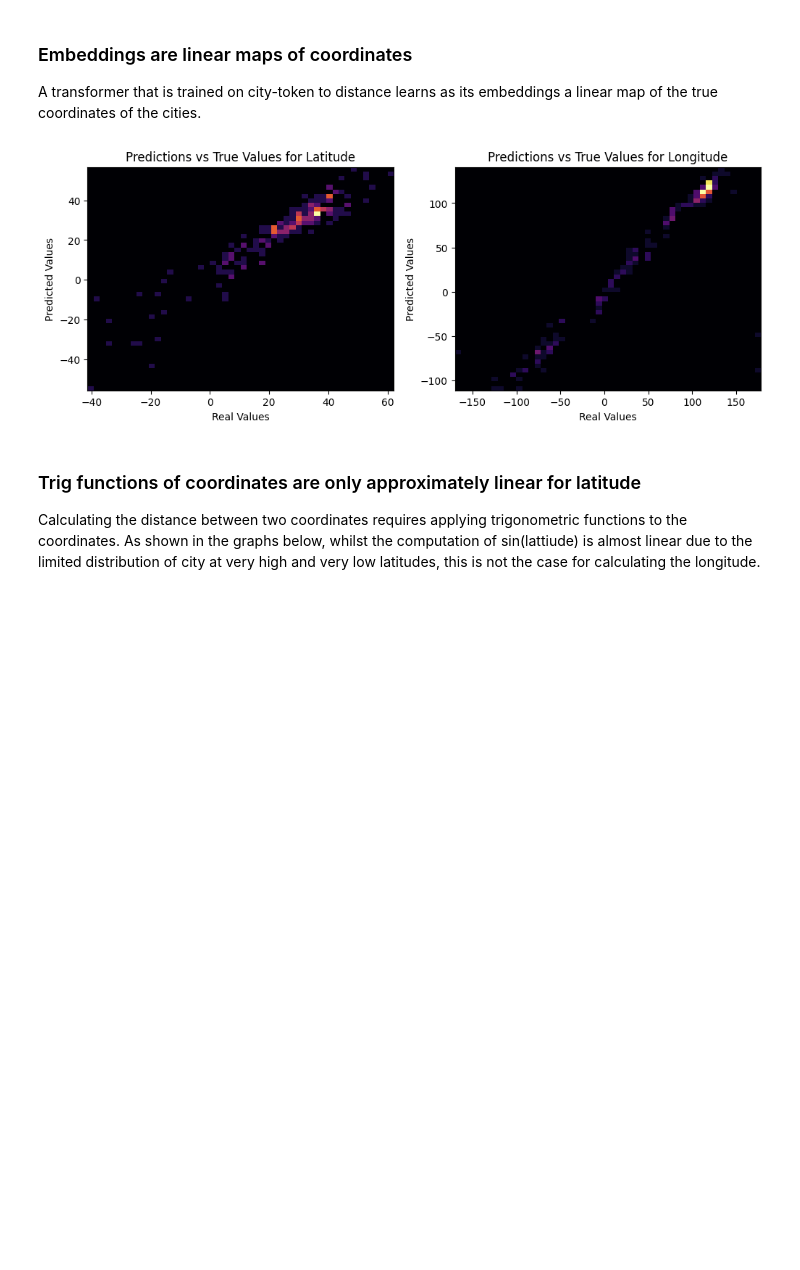
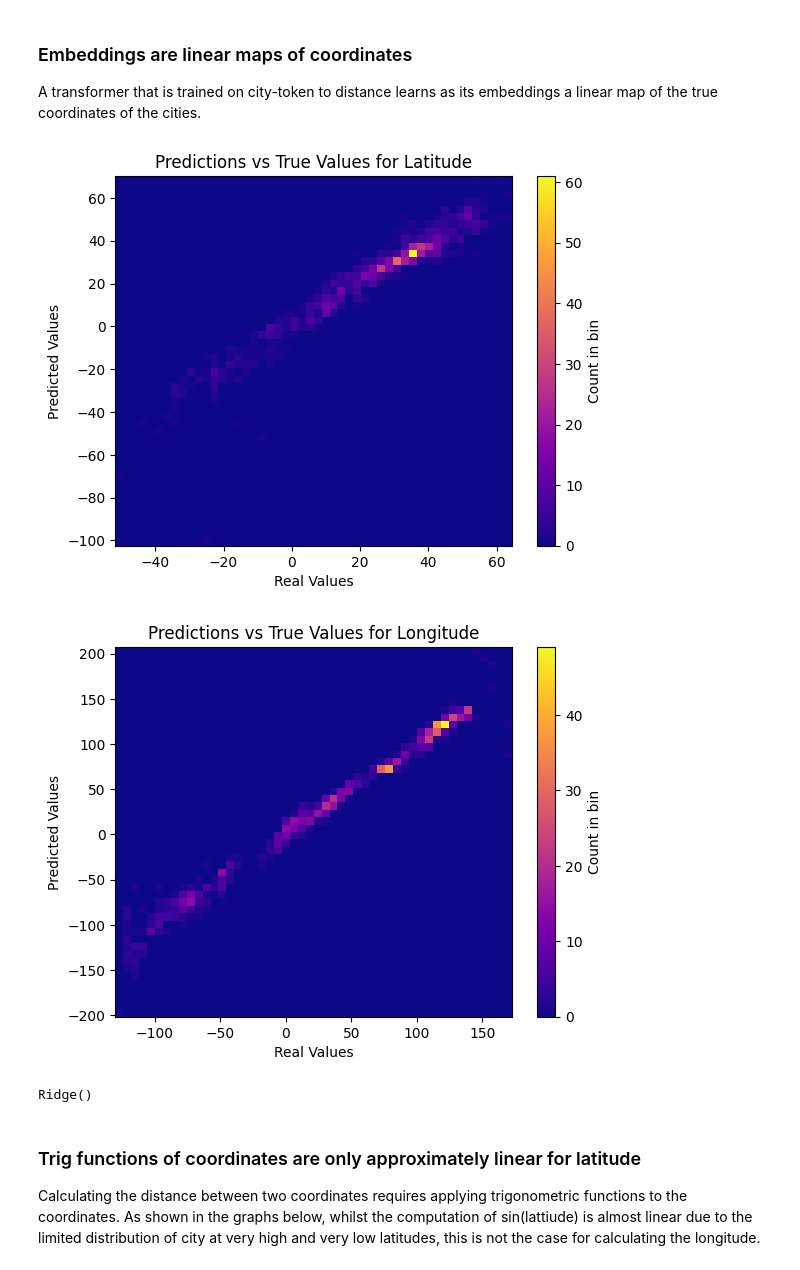
Before and after one commit to pleask/llm-geography, a Jupyter notebook: analysis.ipynb, the cells around one changed output. Drawn from its saved outputs; the diff is of its cells as text; code cells hidden in the pictures; blank space fills up the shorter version.

Commit message:
Add linear probe for token embeddings

```diff
--- a/analysis.ipynb
+++ b/analysis.ipynb
@@ -13,5 +13,5 @@ Tasks:
 
 TODO: Prettify the graphs, they're huge atm
 # %%
-DATASET = 'data/1000'
+DATASET = 'data/5000'
 OUTPUT_DIR = 'outputs'
@@ -108,0 +69,6 @@ Loaded model parameters from existing model at outputs/coordinate_model.pickle
+# %%
+import os
+
+from train import get_or_train_coordinate_model
+
+model, tokenizer = get_or_train_coordinate_model(DATASET, os.path.join(OUTPUT_DIR, 'coordinate_model.pickle'))
@@ -138,39 +121,40 @@ A transformer that is trained on city-token to distance learns as its embeddings
 # %%
 import matplotlib.pyplot as plt
 import numpy as np
 from sklearn.linear_model import Ridge
 from sklearn.model_selection import train_test_split
 
 from dataset import CoordinateDataset
 
 coordinate_dataset = CoordinateDataset(DATASET)
 
 embeddings = None
 for param in model.embedding.parameters():
     embeddings = param.detach().cpu().numpy()
     break
 
-sine_coords = [d[1] for d in coordinate_dataset]
+coords = [d[1] for d in coordinate_dataset]
 
-X_train, X_test, y_train, y_test = train_test_split(embeddings, sine_coords, test_size=0.2, random_state=42)
-embedding_coordinate_linear_regressor = Ridge()
-embedding_coordinate_linear_regressor.fit(X_train, y_train)
+def coordinate_regression(X, y):
+    X_train, X_test, y_train, y_test = train_test_split(X, y, test_size=0.2, random_state=42)
+    reg = Ridge()
+    reg.fit(X_train, y_train)
 
-y_pred = embedding_coordinate_linear_regressor.predict(X_test)
+    y_pred = reg.predict(X_test)
 
-y_test = np.array(y_test)
-y_pred = np.array(y_pred)
+    y_test = np.array(y_test)
+    y_pred = np.array(y_pred)
 
-fig, axs = plt.subplots(1, 2, figsize=(12, 4))
-coordinate_columns = ['Latitude', 'Longitude']
+    hist_plot(y_test[:, 0], y_pred[:, 0], f'Predictions vs True Values for Latitude', 'Real Values', 'Predicted Values')
+    hist_plot(y_test[:, 1], y_pred[:, 1], f'Predictions vs True Values for Longitude', 'Real Values', 'Predicted Values')
 
-for i, ax in enumerate(axs.flatten()):
-    ax.hist2d(y_test[:, i], y_pred[:, i], bins=50, cmap='inferno')
-    ax.set_xlabel('Real Values')
-    ax.set_ylabel('Predicted Values')
-    ax.set_title(f'Predictions vs True Values for {coordinate_columns[i]}')
+    return reg
+
+coordinate_regression(embeddings, coords)
 # %% [output]
-[figure, old version]
+[figure, new version]
+[figure, added]
+Ridge()
 # %% [markdown]
 ### Trig functions of coordinates are only approximately linear for latitude
 Calculating the distance between two coordinates requires applying trigonometric functions to the coordinates. As shown in the graphs below, whilst the computation of sin(lattiude) is almost linear due to the limited distribution of city at very high and very low latitudes, this is not the case for calculating the longitude.
```
Also changed, not shown: parts of 16 cells of this notebook, 3 other files.
